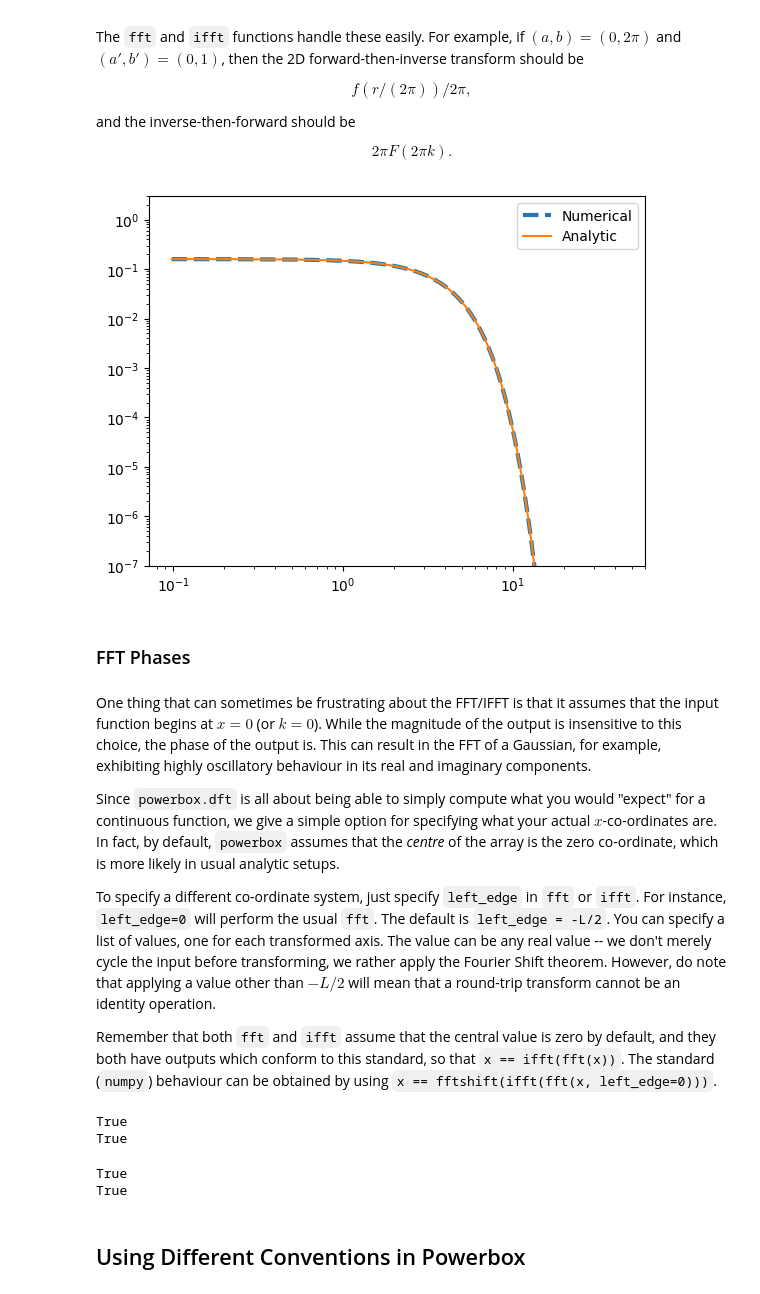
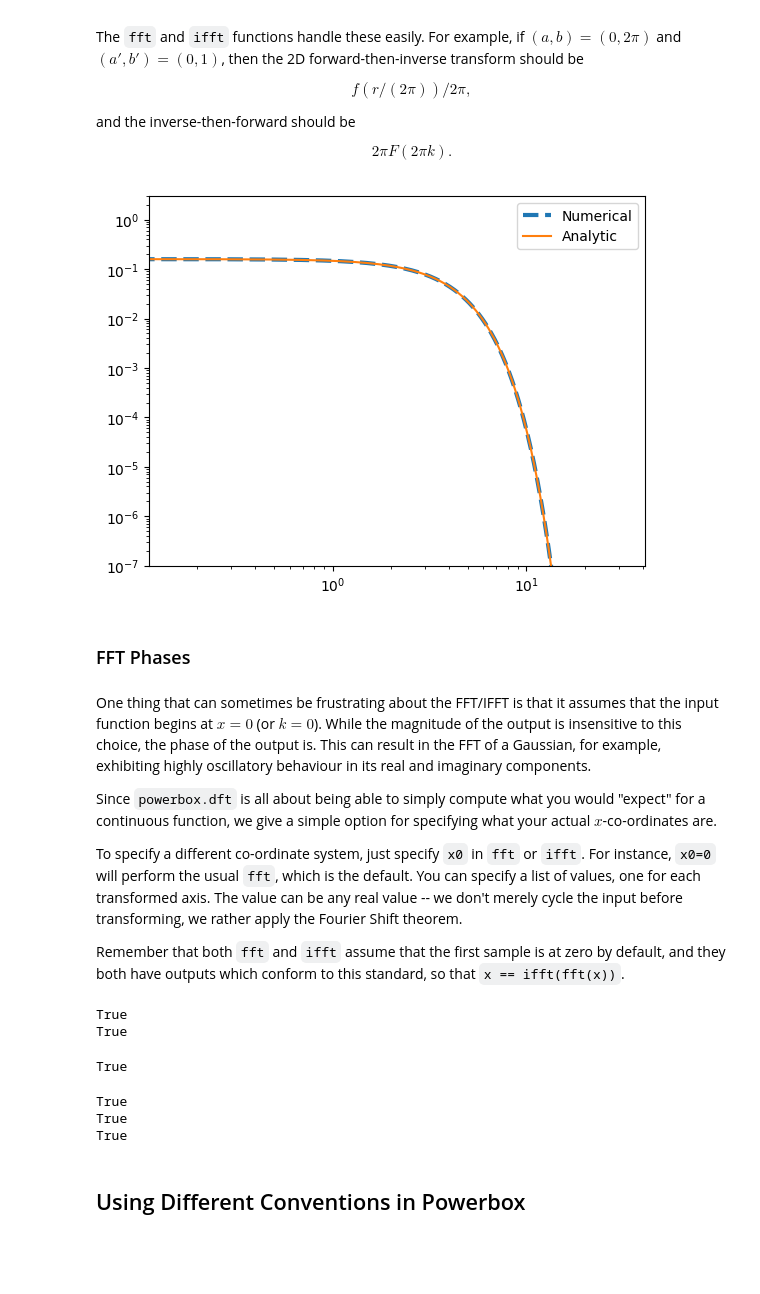
Before and after one commit to steven-murray/powerbox, a Jupyter notebook: docs/demos/dft.ipynb, the cells around one changed output. Saved outputs shown, nothing was run; the diff lists cells and outputs as text; code cells hidden in the pictures; blank space fills up the shorter version.

```diff
--- a/docs/demos/dft.ipynb
+++ b/docs/demos/dft.ipynb
@@ -66,17 +75,19 @@ L = 10.0
 N = 512
 dx = L / N
 
-x = np.arange(-L / 2, L / 2, dx)[:N]  # The 1D field grid
-r = _magnitude_grid(x, dim=2)  # The magnitude of the co-ordinates on a 2D grid
+edges = np.linspace(-L / 2, L / 2, N + 1)
+x = (edges[:-1] + edges[1:]) / 2  # The co-ordinates of the field
+r = _magnitude_grid([x] * 2)  # The magnitude of the co-ordinates on a 2D grid
 field = np.exp(-np.pi * r**2)  # Create the field
 
 # Generate the k-space field, the 1D k-space grid, and the 2D magnitude grid.
-k_field, k, rk = fft(
+k_field, k = fft(
     field,
     L=L,  # Pass the field to transform, and its size
-    ret_cubegrid=True,  # Tell it to return the grid of magnitudes.
+    x0=x[0],  # x[0],  # Set the origin of the field to be in the centre of the grid
 )
 
+rk = _magnitude_grid(k)  # The magnitude of the co-ordinates on a 2D grid
 # Plot the field minus the analytic result
 plt.imshow(
     k_field.real - np.exp(-np.pi * rk**2),
@@ -169,31 +182,38 @@ and the inverse-then-forward should be
 $$ 2\pi F(2\pi k). $$
 # %%
 # Do the forward transform
-k_field, k, rk = fft(field, L=L, a=0, b=2 * np.pi, ret_cubegrid=True)
+k_field, k = fft(field, L=L, a=0, b=2 * np.pi)
 
 # Do the inverse transform, ensuring the boxsize is correct
-mod_field, modx, modr = ifft(k_field, Lk=-2 * np.min(k), a=0, b=1, ret_cubegrid=True)
+mod_field, modx = ifft(k_field, Lk=-2 * k[0].min(), a=0, b=1)
 
-mod_field, bins, *_ = pbox.angular_average(mod_field.real, modr, 300)
+modr = _magnitude_grid(modx)
+mod_field, bins, *_ = pbox.angular_average(mod_field.real, modr, 300, bins_upto_boxlen=True)
 
 plt.plot(bins, mod_field, label="Numerical", lw=3, ls="--")
 plt.plot(bins, np.exp(-np.pi * (bins / (2 * np.pi)) ** 2) / (2 * np.pi), label="Analytic")
 plt.legend()
 plt.yscale("log")
 plt.xscale("log")
 plt.ylim(1e-7, 3)
 plt.show()
 # %% [output]
-[figure, old version]
+[figure, new version]
 # %% [markdown]
 ### FFT Phases
 # %% [markdown]
 One thing that can sometimes be frustrating about the FFT/IFFT is that it assumes that the input function begins at $x=0$ (or $k=0$). While the magnitude of the output is insensitive to this choice, the phase of the output is. This can result in the FFT of a Gaussian, for example, exhibiting highly oscillatory behaviour in its real and imaginary components.
 
-Since ``powerbox.dft`` is all about being able to simply compute what you would "expect" for a continuous function, we give a simple option for specifying what your actual $x$-co-ordinates are. In fact, by default, ``powerbox`` assumes that the _centre_ of the array is the zero co-ordinate, which is more likely in usual analytic setups.
+Since ``powerbox.dft`` is all about being able to simply compute what you would "expect" for a continuous function, we give a simple option for specifying what your actual $x$-co-ordinates are.
 
-To specify a different co-ordinate system, just specify ``left_edge`` in ``fft`` or ``ifft``. For instance, ``left_edge=0`` will perform the usual ``fft``. The default is ``left_edge = -L/2``. You can specify a list of values, one for each transformed axis. The value can be any real value -- we don't merely cycle the input before transforming, we rather apply the Fourier Shift theorem. However, do note that applying a value other than $-L/2$ will mean that a round-trip transform cannot be an identity operation.
+To specify a different co-ordinate system, just specify ``x0`` in ``fft`` or ``ifft``.
+For instance, ``x0=0`` will perform the usual ``fft``, which is the default. You can
+specify a list of values, one for each transformed axis. The value can be any real value
+-- we don't merely cycle the input before transforming, we rather apply the Fourier
+Shift theorem.
 
-Remember that both ``fft`` and ``ifft`` assume that the central value is zero by default, and they both have outputs which conform to this standard, so that ``x == ifft(fft(x))``. The standard (``numpy``) behaviour can be obtained by using ``x == fftshift(ifft(fft(x, left_edge=0)))``.
+Remember that both ``fft`` and ``ifft`` assume that the first sample is at zero by
+default, and they both have outputs which conform to this standard, so that
+``x == ifft(fft(x))``.
 # %%
 print(np.allclose(field, ifft(fft(field, L=L)[0], L=L)[0]))
@@ -201,12 +221,17 @@ print(np.allclose(field, fftshift(ifft(fft(field, L=L, left_edge=0)[0], L=L)[0])
 # %% [output]
 True
 True
+# %%
+print(np.allclose(field, ifft(fft(field, L=L, x0=-L / 2)[0], L=L, x0=-L / 2)[0]))
+# %% [output]
+True
 # %%
 print(np.allclose(field, fft(ifft(field, L=L)[0], L=L)[0]))
-print(np.allclose(field, fftshift(fft(ifft(field, L=L, left_edge=0)[0], L=L)[0])))
+print(np.allclose(field, fft(ifft(field, L=L, x0=37)[0], L=L, x0=37)[0]))
 # %% [output]
 True
 True
+True
 # %% [markdown]
 ## Using Different Conventions in Powerbox
 # %% [markdown]
```
Also changed, not shown: parts of 15 cells of this notebook, 10 other files.
